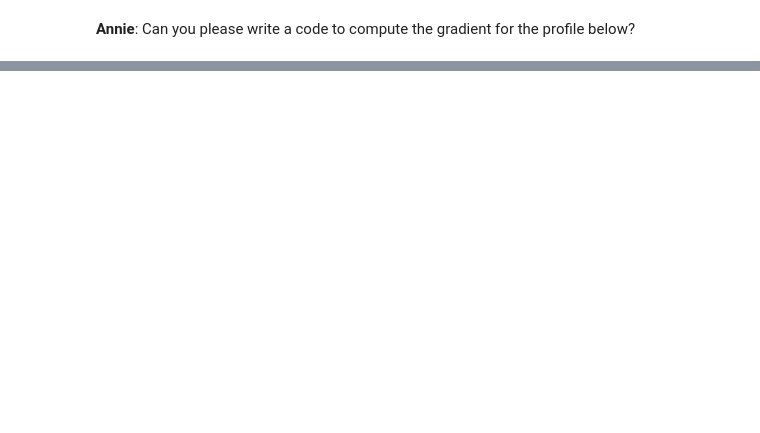
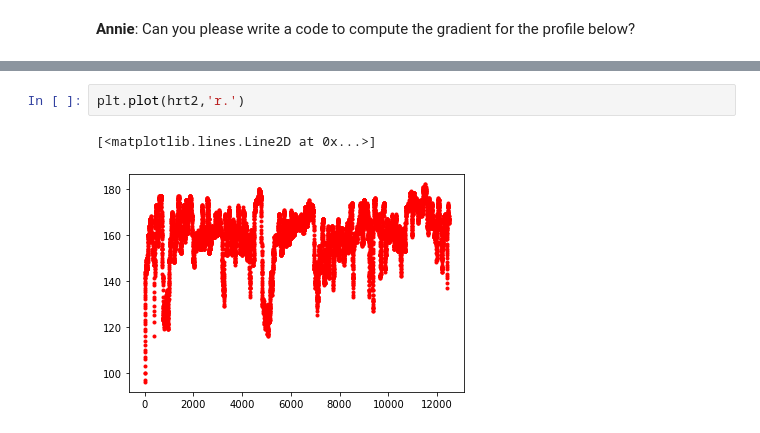
Before and after one commit to rounak-meyur/statlearn-2020, a Jupyter notebook: stat-learn-2020.ipynb, the cells around one changed output, grey strips where cells are left out. Cells and saved outputs as stored; diff of their text form; blank space fills up the shorter version.

```diff
--- a/stat-learn-2020.ipynb
+++ b/stat-learn-2020.ipynb
@@ -125,0 +165,5 @@ Text(0, 0.5, 'Altitude in meters')
+# %%
+plt.plot(hrt2,'r.')
+# %% [output]
+[<matplotlib.lines.Line2D at 0x...>]
+[figure, added]
```
Also changed, not shown: parts of 6 cells of this notebook.
